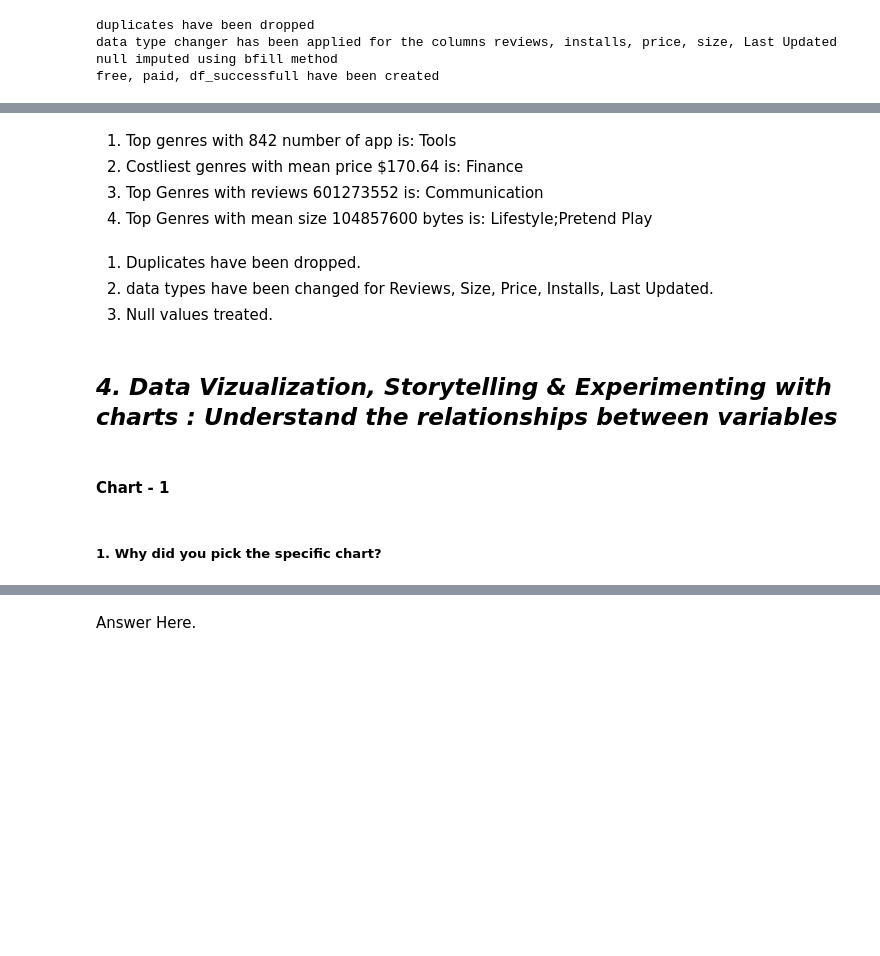
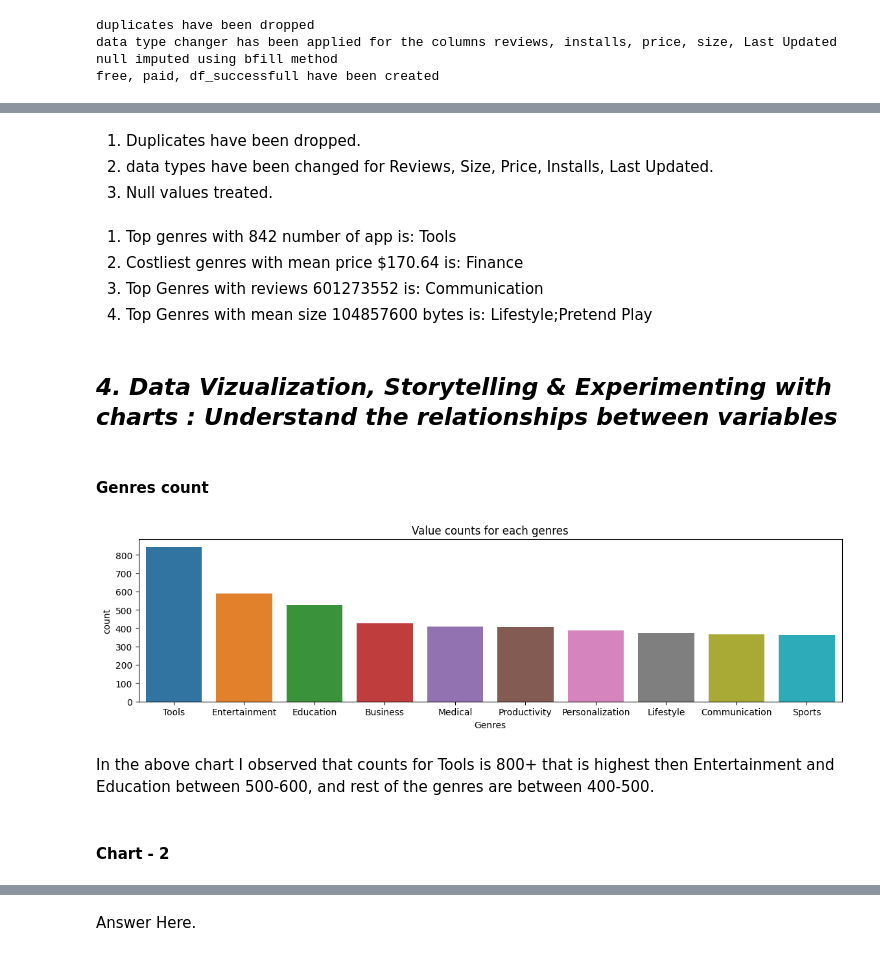
Before and after one commit to mdismailquraishicse/PlayStoreAppReviewAnalysis, a Jupyter notebook: PlayStoreAppReviewAnalysis.ipynb, the cells around one changed output, grey strips where cells are left out. Saved outputs shown, nothing was run; the diff lists cells and outputs as text; code cells hidden in the pictures; blank space fills up the shorter version.

Commit message:
3rd visualization is going on

```diff
--- a/PlayStoreAppReviewAnalysis.ipynb
+++ b/PlayStoreAppReviewAnalysis.ipynb
@@ -396,15 +413,23 @@ huge_size= highest_size()
+# %% [markdown]
+1. Duplicates have been dropped.
+2. data types have been changed for Reviews, Size, Price, Installs, Last Updated.
+3. Null values treated.
 # %% [markdown]
 1. Top genres with 842 number of app is: Tools
 2. Costliest genres with mean price $170.64 is: Finance
 3. Top Genres with reviews 601273552 is: Communication
 4. Top Genres with mean size 104857600 bytes is: Lifestyle;Pretend Play
-# %% [markdown]
-1. Duplicates have been dropped.
-2. data types have been changed for Reviews, Size, Price, Installs, Last Updated.
-3. Null values treated.
 # %% [markdown]
 ## ***4. Data Vizualization, Storytelling & Experimenting with charts : Understand the relationships between variables***
+# %% [markdown]
+#### Genres count
+# %%
+sns.barplot(data=top_gen_count, x='Genres', y='count')
+plt.title('Value counts for each genres')
+plt.show()
+# %% [output]
+[figure, added]
+# %% [markdown]
+In the above chart I observed that counts for Tools is 800+ that is highest then Entertainment and Education between 500-600, and rest of the genres are between 400-500.
 # %% [markdown]
-#### Chart - 1
+#### Chart - 2
-# %% [markdown]
-##### 1. Why did you pick the specific chart?
```
Also changed, not shown: parts of 27 cells of this notebook.
